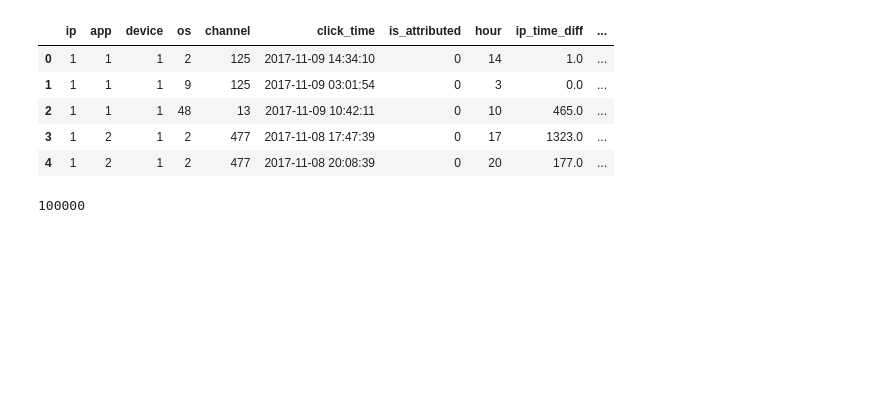
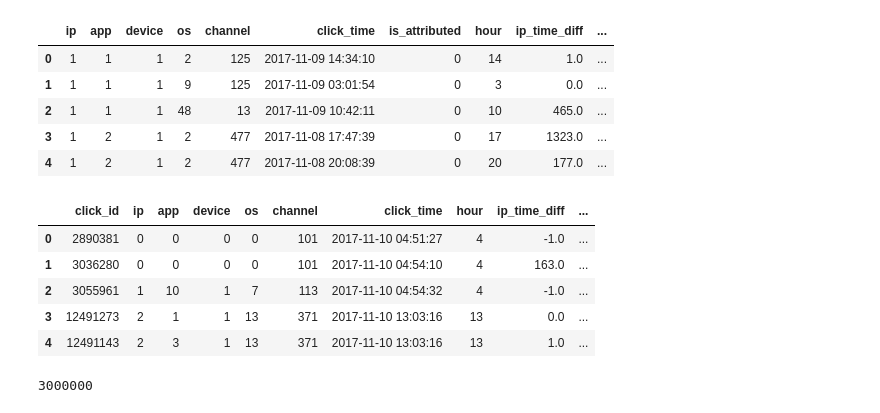
Before and after one commit to oxanozaep/AdTracking-Fraud-Detection, a Jupyter notebook: Neural network.ipynb, the cells around one changed output. Cells and saved outputs as stored; diff of their text form; code cells hidden in the pictures; blank space fills up the shorter version.

```diff
--- a/Neural network.ipynb
+++ b/Neural network.ipynb
@@ -46,3 +63,12 @@ train.head()
 | 2 | 1 | 1 | 1 | 48 | 13 | 2017-11-09 10:42:11 | 0 | 10 | 465.0 | ... |
 | 3 | 1 | 2 | 1 | 2 | 477 | 2017-11-08 17:47:39 | 0 | 17 | 1323.0 | ... |
 | 4 | 1 | 2 | 1 | 2 | 477 | 2017-11-08 20:08:39 | 0 | 20 | 177.0 | ... |
+# %%
+test.head()
+# %% [output]
+|  | click_id | ip | app | device | os | channel | click_time | hour | ip_time_diff | ... |
+| 0 | 2890381 | 0 | 0 | 0 | 0 | 101 | 2017-11-10 04:51:27 | 4 | -1.0 | ... |
+| 1 | 3036280 | 0 | 0 | 0 | 0 | 101 | 2017-11-10 04:54:10 | 4 | 163.0 | ... |
+| 2 | 3055961 | 1 | 10 | 1 | 7 | 113 | 2017-11-10 04:54:32 | 4 | -1.0 | ... |
+| 3 | 12491273 | 2 | 1 | 1 | 13 | 371 | 2017-11-10 13:03:16 | 13 | 0.0 | ... |
+| 4 | 12491143 | 2 | 3 | 1 | 13 | 371 | 2017-11-10 13:03:16 | 13 | 1.0 | ... |
@@ -51,11 +80,10 @@ cat_vars = ['ip', 'app', 'device', 'os', 'channel', 'hour']
 
 contin_vars = ['ip_time_diff', 'all_time_diff', 'ip_count', 'all_count']
 
-index = 'click_time'
 label = 'is_attributed'
 
 n = len(train); n
 # %% [output]
-100000
+3000000
 # %%
 for v in cat_vars: train[v] = train[v].astype('category').cat.as_ordered()
```
Also changed, not shown: parts of 60 cells of this notebook.
